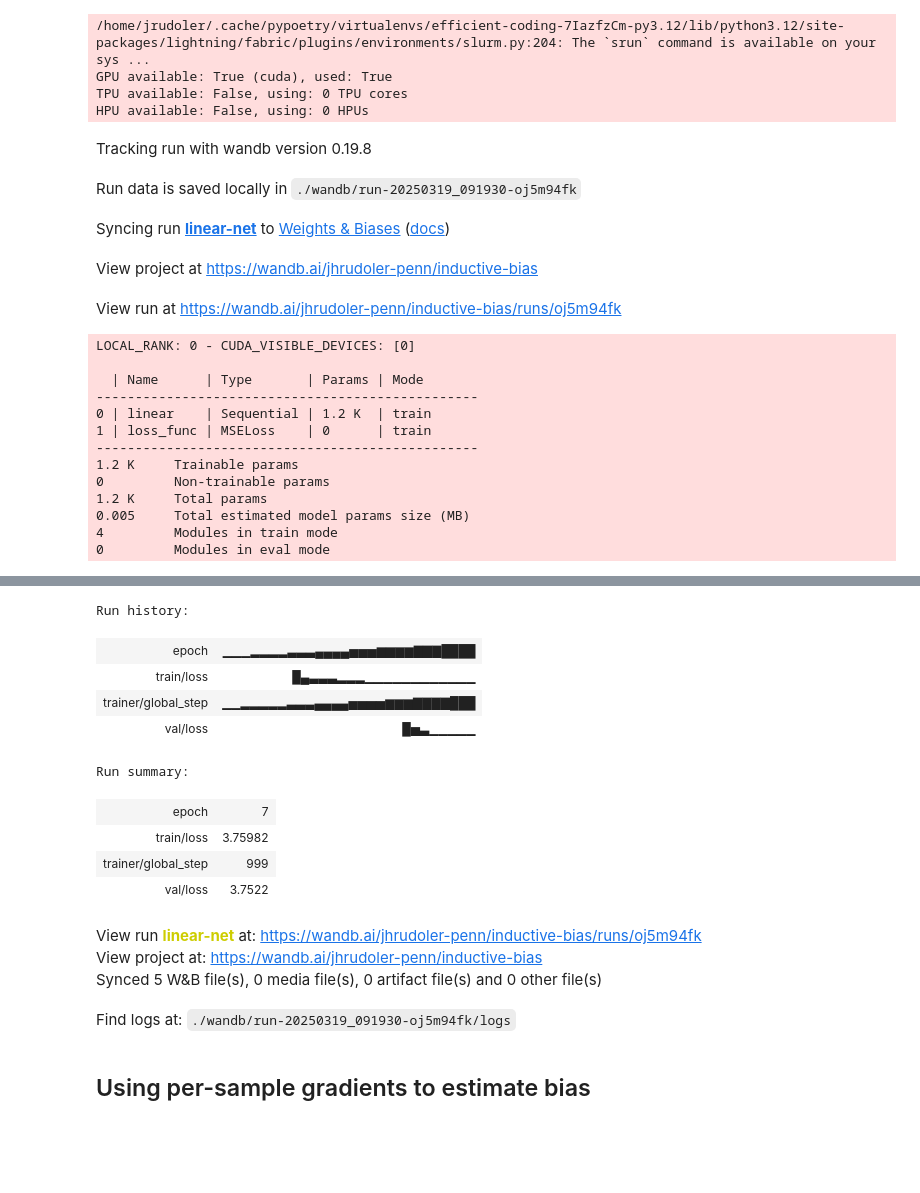
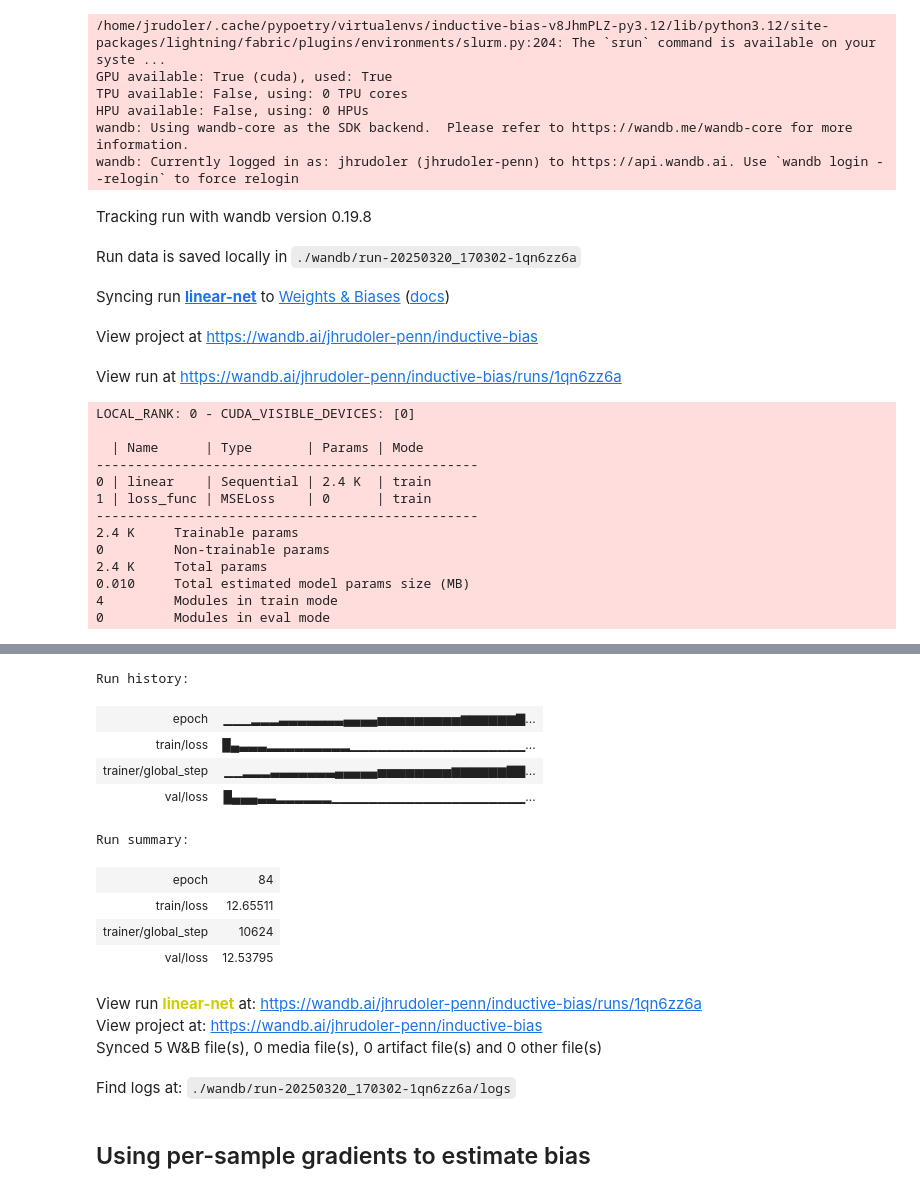
Before and after one commit to jrudoler/estimating-implicit-regularization, a Jupyter notebook: learn-inductive-bias.ipynb, the cells around one changed output, grey strips where cells are left out. Drawn from its saved outputs; the diff is of its cells as text; code cells hidden in the pictures; blank space fills up the shorter version.

```diff
--- a/learn-inductive-bias.ipynb
+++ b/learn-inductive-bias.ipynb
@@ -125,66 +125,75 @@ from lightning import Trainer
 # Instantiate the model
 input_dim = 10
 output_dim = 1
-hidden_dim = 100
+hidden_dim = 200
 
-model = LinearNetwork(input_dim, output_dim, hidden_dim, l1_lambda=0.5, l2_lambda=0.0)
+model = LinearNetwork(input_dim, output_dim, hidden_dim,
+                      l1_lambda=1., l1_smooth=0.01,
+                      l2_lambda=0.0,
+                      lr=1e-3)
 
 # fake data
 N = 5000
 X = torch.randn(N, input_dim)
-betas = torch.randn(input_dim)
-y = (betas @ X.T).view(-1, 1) + 0.1 * torch.randn(N, 1)  # Linear relationship with noise
+betas = 5*torch.randn(input_dim)
+y = (betas @ X.T).view(-1, 1) + 0.5 * torch.randn(N, 1)  # Linear relationship with noise
 # Create a DataLoader for training and testing
 dataset = TensorDataset(X, y)
 # train test split
 train_size = int(0.8 * len(dataset))
 test_size = len(dataset) - train_size
 train_dataset, test_dataset = torch.utils.data.random_split(dataset, [train_size, test_size])
 
 train_dataloader = DataLoader(train_dataset, batch_size=32, shuffle=True, num_workers=3, drop_last=True)
 test_dataloader = DataLoader(test_dataset, batch_size=32, shuffle=False, num_workers=3, drop_last=True)
 
 
 logger = WandbLogger(project="inductive-bias", name="linear-net")
-trainer = Trainer(max_epochs=100, logger=logger, callbacks=[WandBCallback(), EarlyStopping(monitor="val/loss")])
+trainer = Trainer(max_epochs=200,
+                  logger=logger,
+                  callbacks=[WandBCallback(), EarlyStopping(monitor="train/loss", patience=15, mode="min")],
+                  accelerator=device,
+                  devices=n_devices)
 trainer.fit(model, train_dataloaders=train_dataloader, val_dataloaders=test_dataloader)
 # %% [output]
-/home/jrudoler/.cache/pypoetry/virtualenvs/efficient-coding-7IazfzCm-py3.12/lib/python3.12/site-packages/lightning/fabric/plugins/environments/slurm.py:204: The `srun` command is available on your sys ...
+/home/jrudoler/.cache/pypoetry/virtualenvs/inductive-bias-v8JhmPLZ-py3.12/lib/python3.12/site-packages/lightning/fabric/plugins/environments/slurm.py:204: The `srun` command is available on your syste ...
 GPU available: True (cuda), used: True
 TPU available: False, using: 0 TPU cores
 HPU available: False, using: 0 HPUs
+wandb: Using wandb-core as the SDK backend.  Please refer to https://wandb.me/wandb-core for more information.
+wandb: Currently logged in as: jhrudoler (jhrudoler-penn) to https://api.wandb.ai. Use `wandb login --relogin` to force relogin
 Tracking run with wandb version 0.19.8
-Run data is saved locally in ./wandb/run-20250319_091930-oj5m94fk
+Run data is saved locally in ./wandb/run-20250320_170302-1qn6zz6a
 Syncing run linear-net to Weights & Biases (docs)
 View project at https://wandb.ai/jhrudoler-penn/inductive-bias
-View run at https://wandb.ai/jhrudoler-penn/inductive-bias/runs/oj5m94fk
+View run at https://wandb.ai/jhrudoler-penn/inductive-bias/runs/1qn6zz6a
 LOCAL_RANK: 0 - CUDA_VISIBLE_DEVICES: [0]
 
   | Name      | Type       | Params | Mode
 -------------------------------------------------
-0 | linear    | Sequential | 1.2 K  | train
+0 | linear    | Sequential | 2.4 K  | train
 1 | loss_func | MSELoss    | 0      | train
 -------------------------------------------------
-1.2 K     Trainable params
+2.4 K     Trainable params
 0         Non-trainable params
-1.2 K     Total params
-0.005     Total estimated model params size (MB)
+2.4 K     Total params
+0.010     Total estimated model params size (MB)
 4         Modules in train mode
 0         Modules in eval mode
 [interactive output not drawn]
 Run history:
-| epoch | ▁▁▁▂▂▂▂▃▃▃▄▄▄▄▅▅▅▆▆▆▆▇▇▇████ |
-| train/loss | █▄▃▃▃▂▂▂▁▁▁▁▁▁▁▁▁▁▁▁ |
-| trainer/global_step | ▁▁▂▂▂▂▂▃▃▃▄▄▄▄▅▅▅▅▆▆▆▇▇▇▇███ |
-| val/loss | █▅▃▁▁▁▁▁ |
+| epoch | ▁▁▁▂▂▂▃▃▃▃▃▃▃▄▄▄▄▅▅▅▅▅▅▅▅▅▆▆▆▆▆▆▇... |
+| train/loss | █▄▃▃▃▂▂▂▂▂▂▂▂▂▁▁▁▁▁▁▁▁▁▁▁▁▁▁▁▁▁▁▁... |
+| trainer/global_step | ▁▁▂▂▂▃▃▃▃▃▃▃▄▄▄▄▄▅▅▅▅▅▅▅▅▆▆▆▆▆▆▇▇... |
+| val/loss | █▄▄▄▃▃▂▂▂▂▂▂▁▁▁▁▁▁▁▁▁▁▁▁▁▁▁▁▁▁▁▁▁... |
 Run summary:
-| epoch | 7 |
-| train/loss | 3.75982 |
-| trainer/global_step | 999 |
-| val/loss | 3.7522 |
+| epoch | 84 |
+| train/loss | 12.65511 |
+| trainer/global_step | 10624 |
+| val/loss | 12.53795 |
-View run linear-net at: https://wandb.ai/jhrudoler-penn/inductive-bias/runs/oj5m94fk
+View run linear-net at: https://wandb.ai/jhrudoler-penn/inductive-bias/runs/1qn6zz6a
 View project at: https://wandb.ai/jhrudoler-penn/inductive-bias
 Synced 5 W&B file(s), 0 media file(s), 0 artifact file(s) and 0 other file(s)
-Find logs at: ./wandb/run-20250319_091930-oj5m94fk/logs
+Find logs at: ./wandb/run-20250320_170302-1qn6zz6a/logs
 # %% [markdown]
 ## Using per-sample gradients to estimate bias
```
Also changed, not shown: parts of 5 cells of this notebook, 2 other files.
